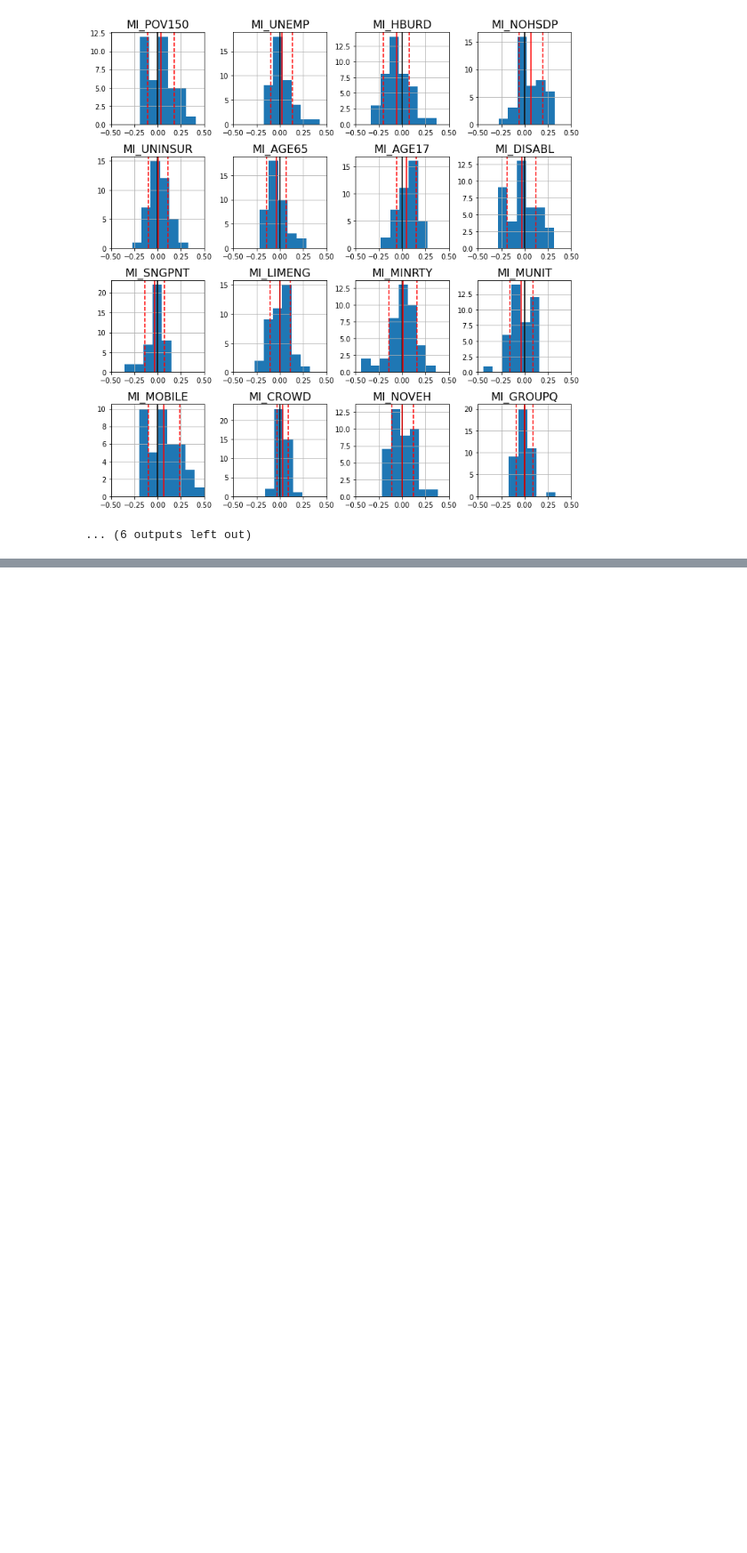
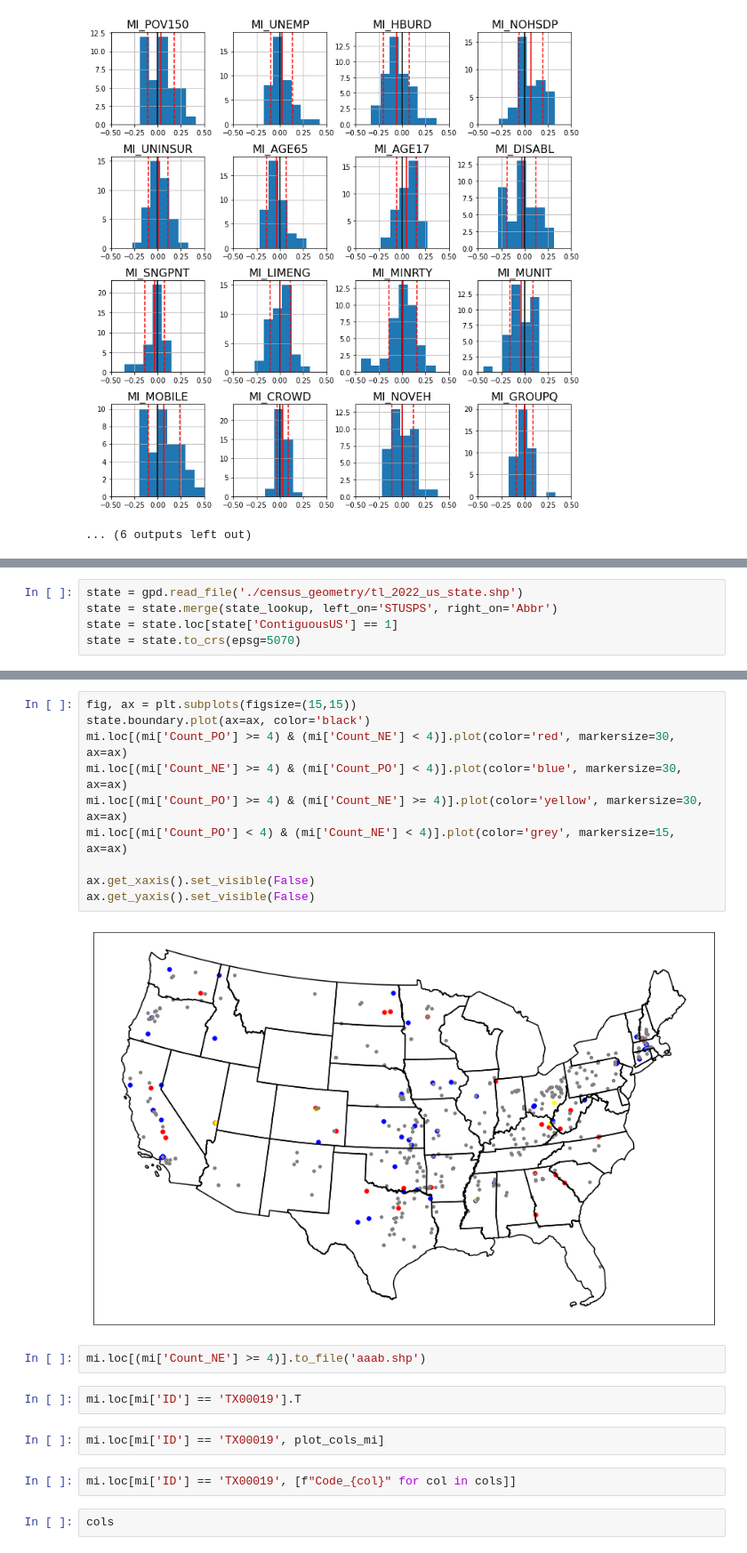
Before and after one commit to I-GUIDE/population_vulnerable_to_dam_failure, a Jupyter notebook: K_means_clustering-Copy1.ipynb, the cells around one changed output, grey strips where cells are left out. Shown at 89% size. Drawn from its saved outputs; the diff is of its cells as text; blank space fills up the shorter version.

```diff
--- a/K_means_clustering-Copy1.ipynb
+++ b/K_means_clustering-Copy1.ipynb
@@ -294,0 +256,5 @@ ax[2].set_ylim(-0.3, 0.3)
+# %%
+state = gpd.read_file('./census_geometry/tl_2022_us_state.shp')
+state = state.merge(state_lookup, left_on='STUSPS', right_on='Abbr')
+state = state.loc[state['ContiguousUS'] == 1]
+state = state.to_crs(epsg=5070)
@@ -294,0 +317,22 @@ ax[2].set_ylim(-0.3, 0.3)
+# %%
+fig, ax = plt.subplots(figsize=(15,15))
+state.boundary.plot(ax=ax, color='black')
+mi.loc[(mi['Count_PO'] >= 4) & (mi['Count_NE'] < 4)].plot(color='red', markersize=30, ax=ax)
+mi.loc[(mi['Count_NE'] >= 4) & (mi['Count_PO'] < 4)].plot(color='blue', markersize=30, ax=ax)
+mi.loc[(mi['Count_PO'] >= 4) & (mi['Count_NE'] >= 4)].plot(color='yellow', markersize=30, ax=ax)
+mi.loc[(mi['Count_PO'] < 4) & (mi['Count_NE'] < 4)].plot(color='grey', markersize=15, ax=ax)
+
+ax.get_xaxis().set_visible(False)
+ax.get_yaxis().set_visible(False)
+# %% [output]
+[figure, added]
+# %%
+mi.loc[(mi['Count_NE'] >= 4)].to_file('aaab.shp')
+# %%
+mi.loc[mi['ID'] == 'TX00019'].T
+# %%
+mi.loc[mi['ID'] == 'TX00019', plot_cols_mi]
+# %%
+mi.loc[mi['ID'] == 'TX00019', [f"Code_{col}" for col in cols]]
+# %%
+cols
```
Also changed, not shown: parts of 23 cells of this notebook, 1 other file.
